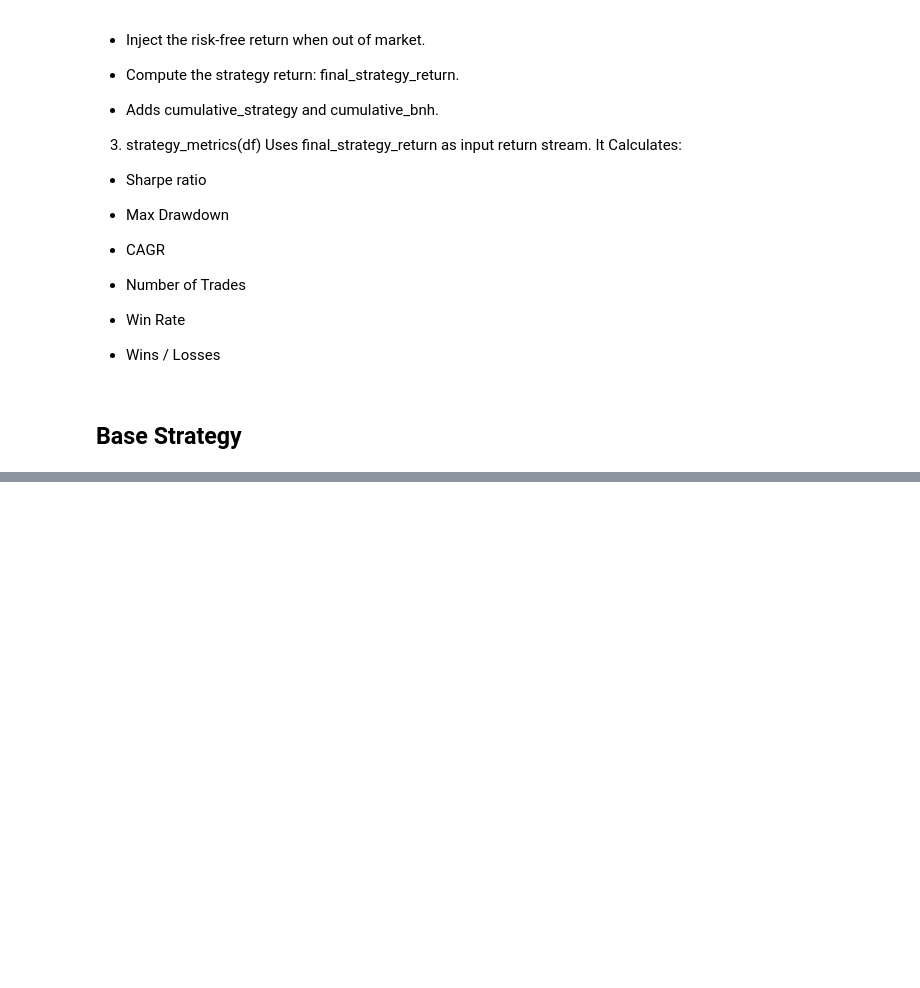
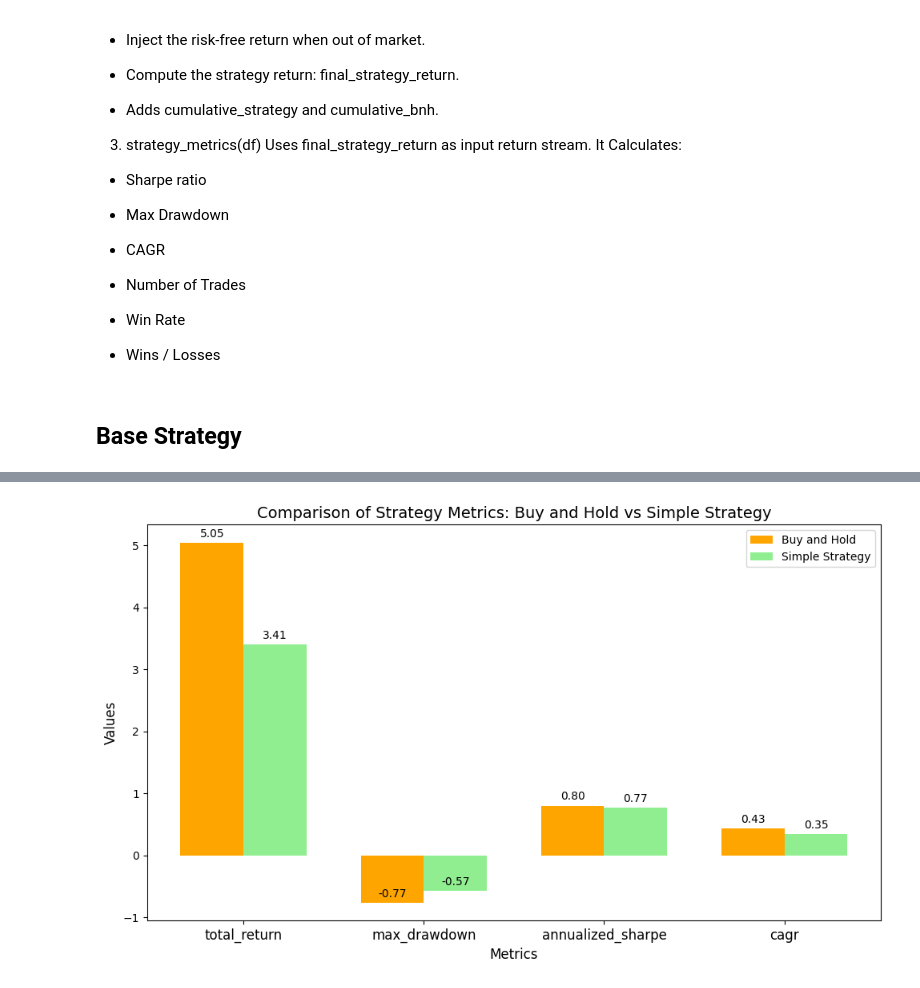
Before and after one commit to dgalassi99/quant-lab, a Jupyter notebook: 01_foundations/W4_MAs_Final_Strategy.ipynb, the cells around one changed output, grey strips where cells are left out. Saved outputs shown, nothing was run; the diff lists cells and outputs as text; code cells hidden in the pictures; blank space fills up the shorter version.

```diff
--- a/01_foundations/W4_MAs_Final_Strategy.ipynb
+++ b/01_foundations/W4_MAs_Final_Strategy.ipynb
@@ -322,0 +277,7 @@ dtype: bool
+# %%
+metrics_strategy = strategy_metrics(df)
+metrics_bnh = bnh_metrics(df)
+#recalculating the cagr there is an errors in the function
+years = int(period.split('y')[0])
+metrics_bnh['cagr'] = (1+metrics_bnh['total_return'])**(1/years)-1
+metrics_strategy['cagr'] = (1+metrics_strategy['total_return'])**(1/years)-1
@@ -323 +294,43 @@ dtype: bool
+# %%
+# Extract the values for plotting
+metrics = ['total_return', 'max_drawdown', 'annualized_sharpe', 'cagr']
+bnh_values = [metrics_bnh[m] for m in metrics]
+strategy_values = [metrics_strategy[m] for m in metrics]
+
+# Create a bar chart to compare the metrics
+x = np.arange(len(metrics))  # The label locations
+width = 0.35  # The width of the bars
+
+fig, ax = plt.subplots(figsize=(10, 6))
+
+# Plot bars for Buy and Hold and Strategy
+bars_bnh = ax.bar(x - width/2, bnh_values, width, label='Buy and Hold', color='orange')
+bars_strategy = ax.bar(x + width/2, strategy_values, width, label='Simple Strategy', color='lightgreen')
+
+# Add some text for labels, title and custom x-axis tick labels
+ax.set_xlabel('Metrics', fontsize=12)
+ax.set_ylabel('Values', fontsize=12)
+ax.set_title('Comparison of Strategy Metrics: Buy and Hold vs Simple Strategy', fontsize=14)
+ax.set_xticks(x)
+ax.set_xticklabels(metrics, fontsize=12)
+ax.legend()
+
+# Display the values on top of the bars for clarity
+def add_values(bars, values):
+    for bar, value in zip(bars, values):
+        height = bar.get_height()
+        ax.annotate(f'{value:.2f}',
+                    xy=(bar.get_x() + bar.get_width() / 2, height),
+                    xytext=(0, 3),  # 3 points vertical offset
+                    textcoords="offset points",
+                    ha='center', va='bottom')
+
+add_values(bars_bnh, bnh_values)
+add_values(bars_strategy, strategy_values)
+
+fig.tight_layout()
+
+plt.show()
+# %% [output]
+[figure, added]
 # %%
```
Also changed, not shown: parts of 23 cells of this notebook.
